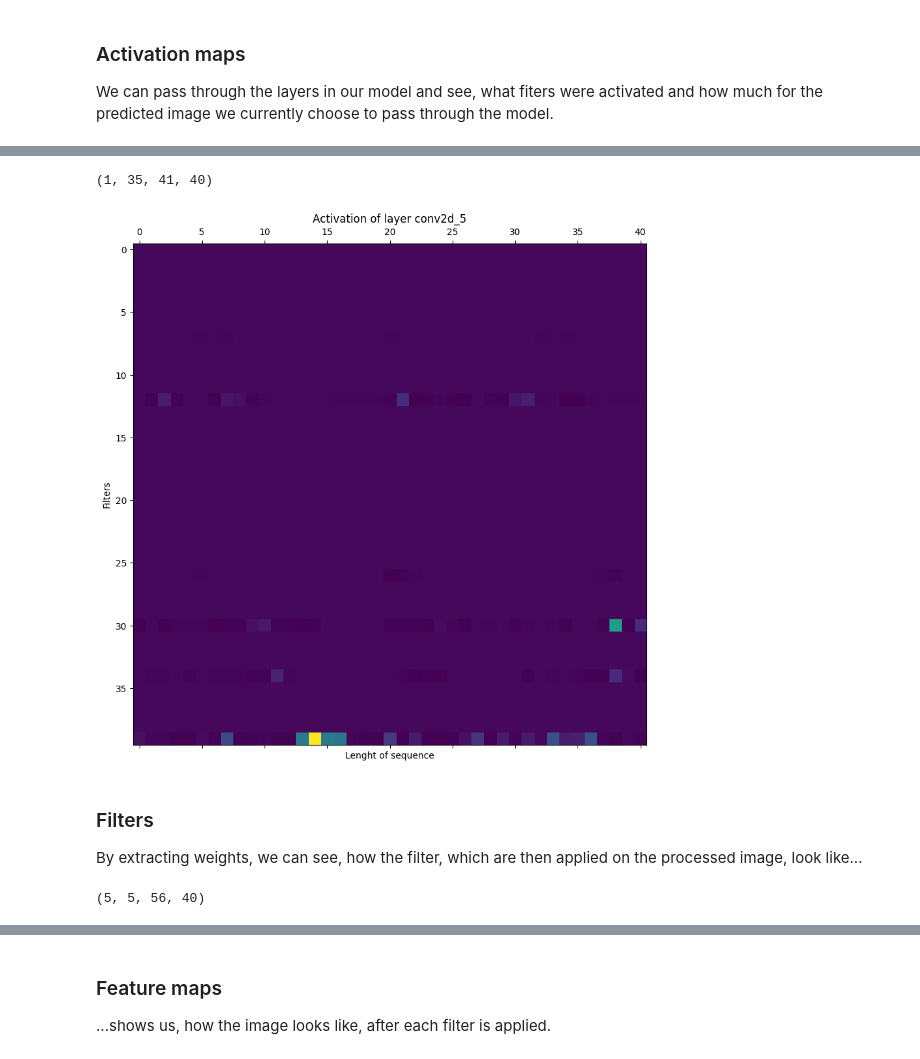
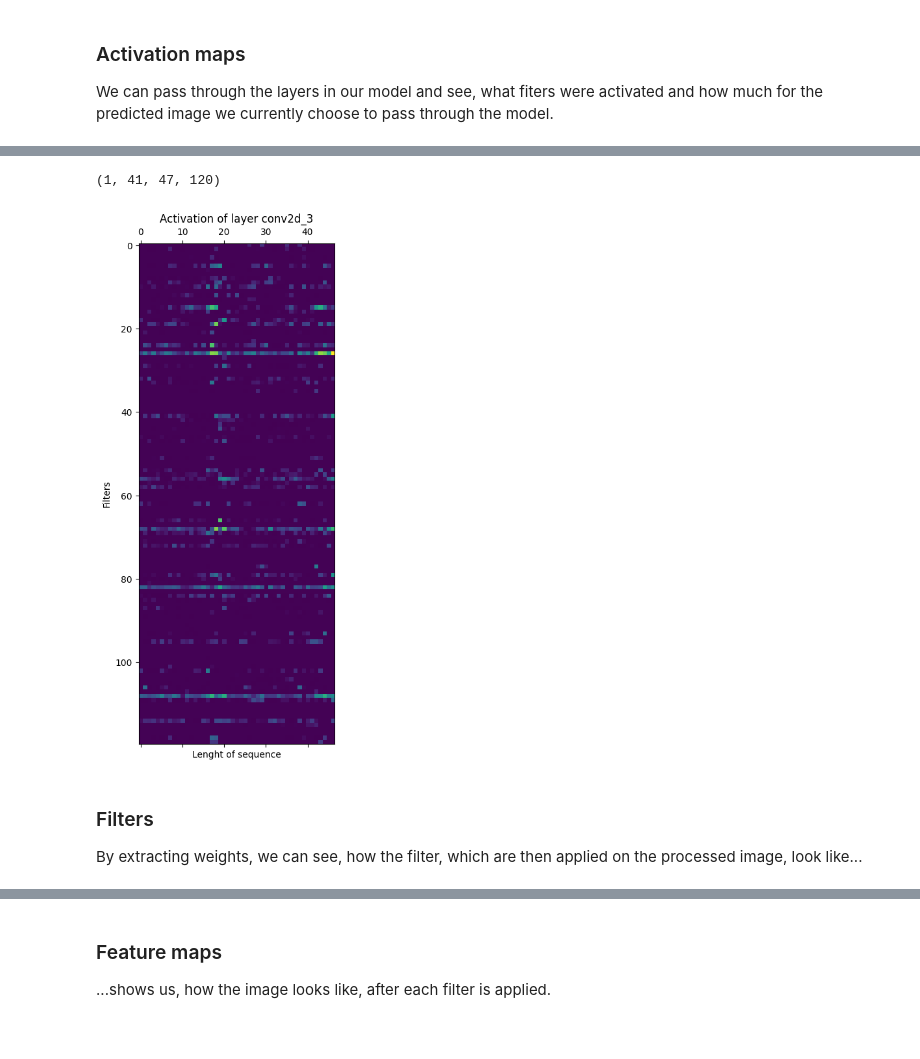
Before and after one commit to KristynaPijackova/Exercises, a Jupyter notebook: MLF_FINAL_PROJECT.ipynb, the cells around one changed output, grey strips where cells are left out. Drawn from its saved outputs; the diff is of its cells as text; code cells hidden in the pictures.

```diff
--- a/MLF_FINAL_PROJECT.ipynb
+++ b/MLF_FINAL_PROJECT.ipynb
@@ -481 +565,3 @@ WARNING:absl:Found untraced functions such as _jit_compiled_convolution_op, _jit
+# %%
+hypermodel = keras.models.load_model('keras.models.load_model')
 # %%
@@ -570,19 +653,19 @@ activations = activation_model.predict(predict_img)
 # %%
-LAYER = 2  # choose which layer you want to see
+LAYER = 0  # choose which layer you want to see
 
 activation_layer = activations[LAYER]
 print(activation_layer.shape)
 activation_layer = np.transpose(activation_layer[0,:,:,:],(0,2,1)) # reshape
 fig, ax = plt.subplots(figsize=(20,10))
 ax.matshow(activation_layer[0,:,:],  cmap='viridis')
 plt.title('Activation of layer ' + layer_names[LAYER])
 ax.grid(False)
 ax.set_xlabel('Lenght of sequence')
 ax.set_ylabel('Filters')
 fig.show()
 # %% [output]
-(1, 35, 41, 40)
+(1, 41, 47, 120)
-[figure, old version]
+[figure, new version]
 # %% [markdown]
 ### Filters
 
@@ -593,10 +676,6 @@ filters, biases = hypermodel.layers[LAYER].get_weights()
 # normalize filter values to 0-1 so we can visualize them
 f_min, f_max = filters.min(), filters.max()
 filters = (filters - f_min) / (f_max - f_min)
-# %%
-filters.shape
-# %% [output]
-(5, 5, 56, 40)
 # %%
 # plot first few filters
 n_filters= filters.shape[-1]
```
Also changed, not shown: parts of 22 cells of this notebook.
